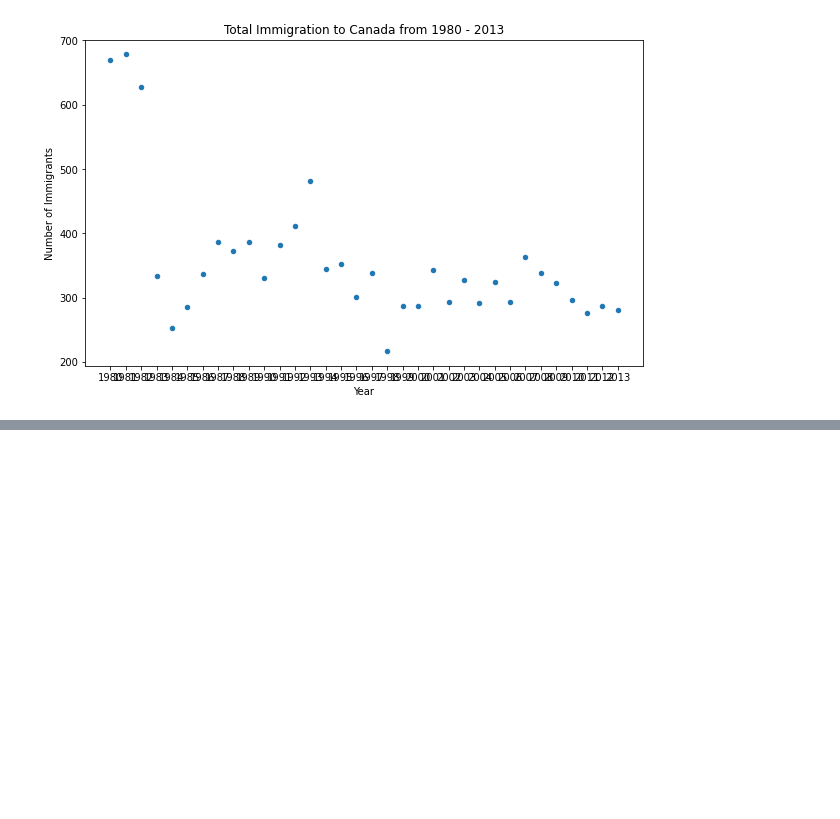
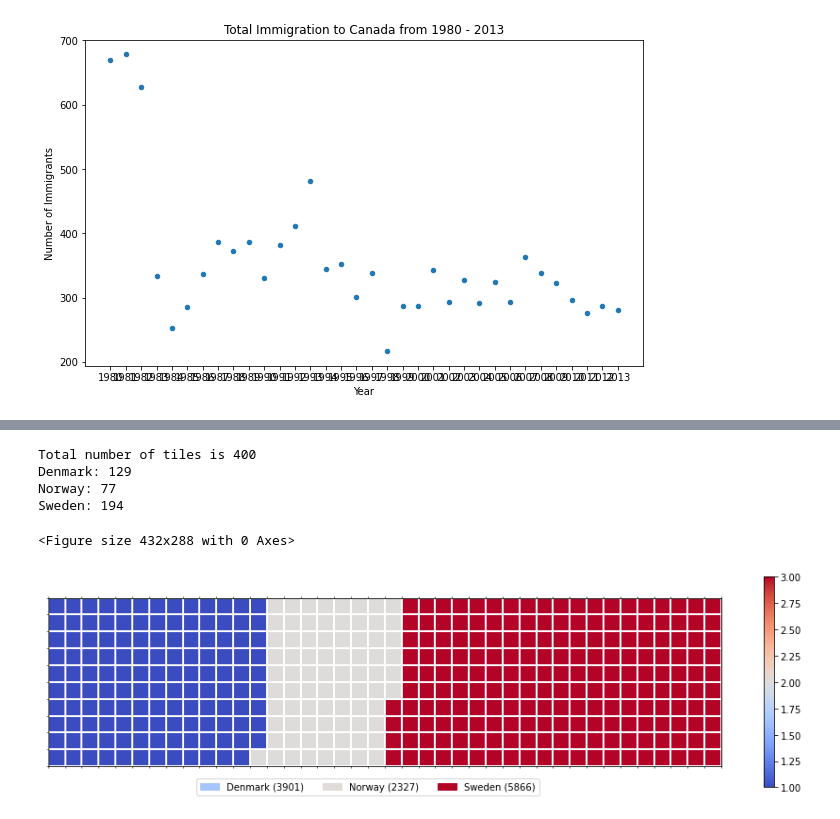
Before and after one commit to harveyvn/Data-Visualization-with-Python, a Jupyter notebook: Exploring_Datasets_on_Immigration_to_Canada.ipynb, the cells around one changed output, grey strips where cells are left out. Drawn from its saved outputs; the diff is of its cells as text; code cells hidden in the pictures; blank space fills up the shorter version.

```diff
--- a/Exploring_Datasets_on_Immigration_to_Canada.ipynb
+++ b/Exploring_Datasets_on_Immigration_to_Canada.ipynb
@@ -777,0 +780,6 @@ Text(0, 0.5, 'Number of Immigrants')
+# %%
+# let's create a new dataframe for these three countries
+df_dsn = df.loc[['Denmark', 'Norway', 'Sweden'], :]
+
+# let's take a look at our dataframe
+df_dsn
@@ -777,0 +880,17 @@ Text(0, 0.5, 'Number of Immigrants')
+# %%
+width = 40 # width of chart
+height = 10 # height of chart
+
+categories = df_dsn.index.values # categories
+values = df_dsn['Total'] # correponding values of categories
+
+colormap = plt.cm.coolwarm # color map class
+
+create_waffle_chart(categories, values, height, width, colormap)
+# %% [output]
+Total number of tiles is 400
+Denmark: 129
+Norway: 77
+Sweden: 194
+<Figure size 432x288 with 0 Axes>
+[figure, added]
```
Also changed, not shown: parts of 3 cells of this notebook.
